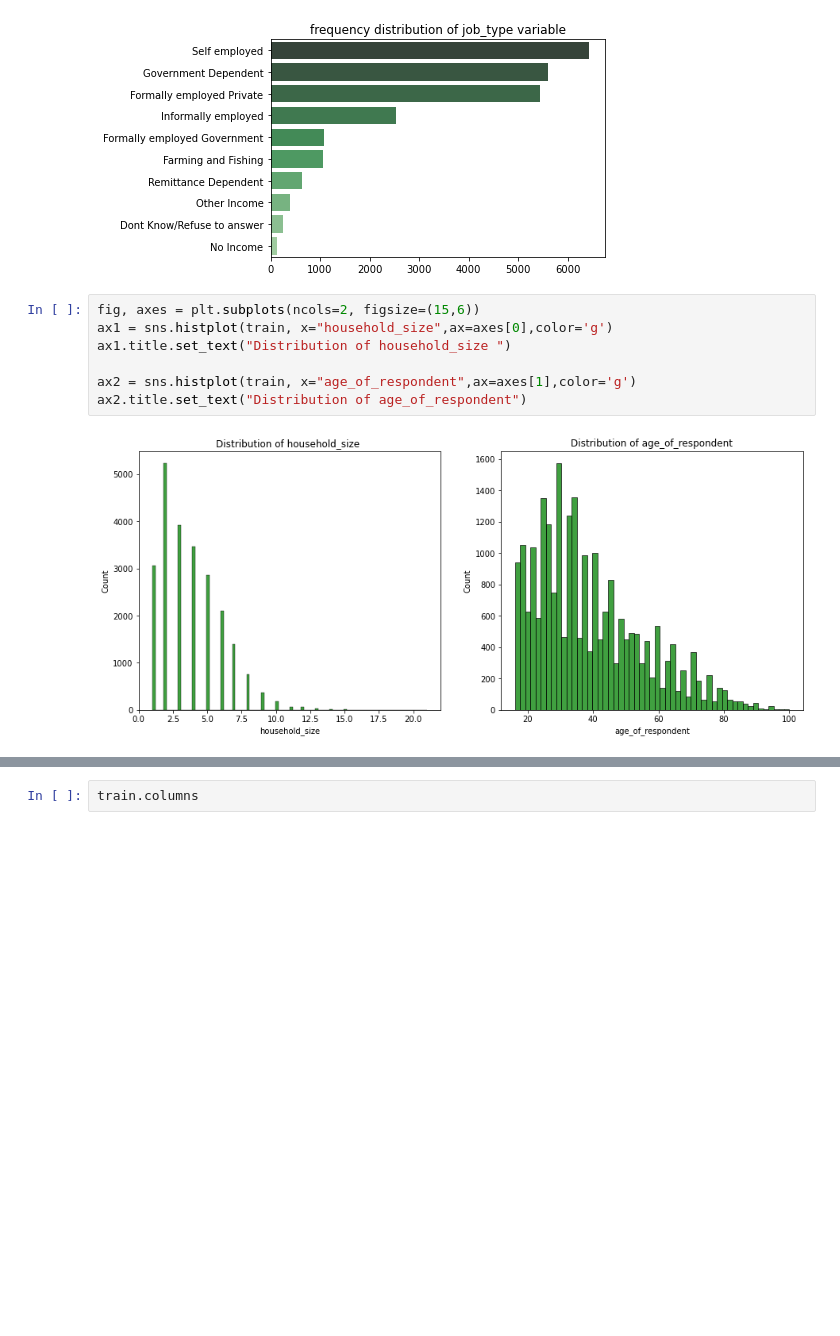
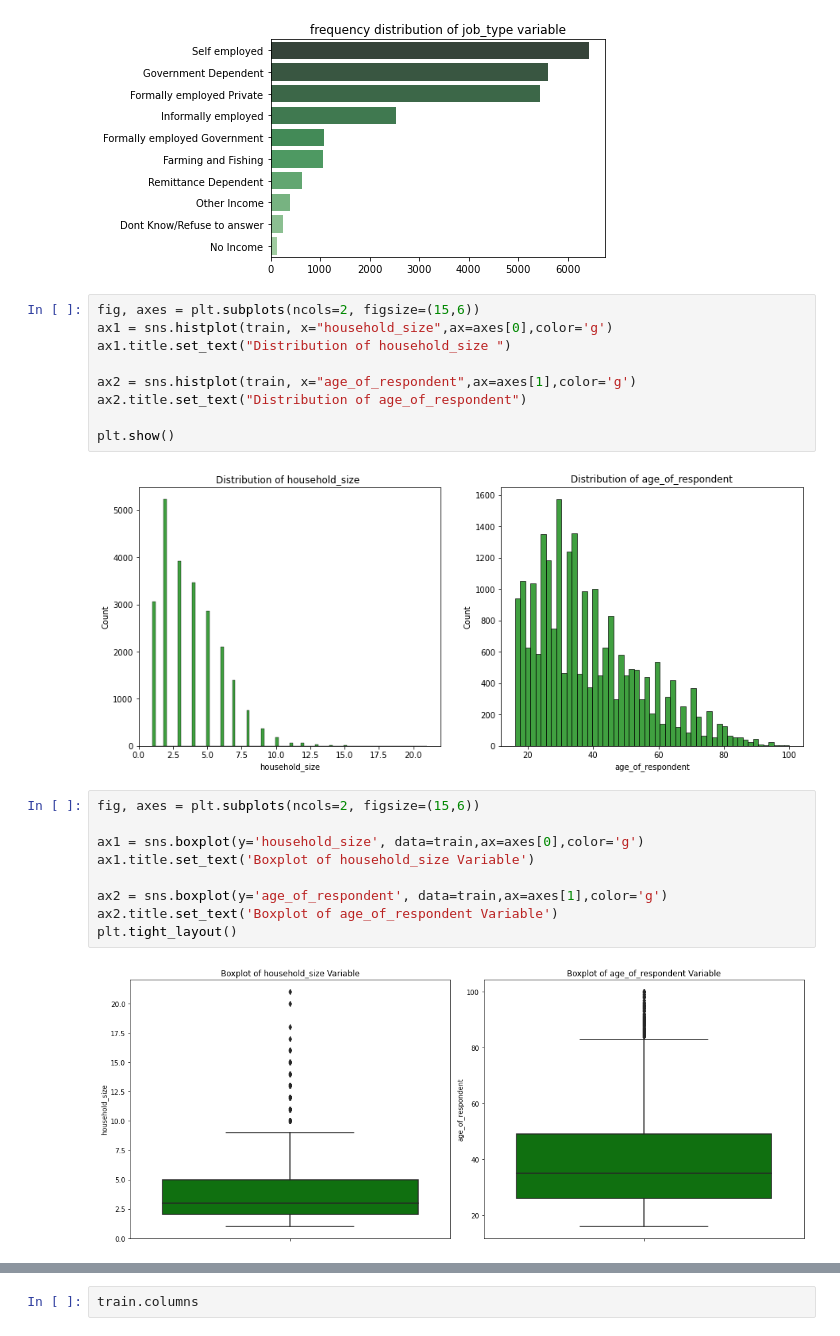
Before and after one commit to aifenaike/Financial_Inclusion_Prediction_API, a Jupyter notebook: exploratory_data_analysis.ipynb, the cells around one changed output, grey strips where cells are left out. Saved outputs shown, nothing was run; the diff lists cells and outputs as text; blank space fills up the shorter version.

```diff
--- a/exploratory_data_analysis.ipynb
+++ b/exploratory_data_analysis.ipynb
@@ -164,6 +168,19 @@ ax1.title.set_text("Distribution of household_size ")
 
 ax2 = sns.histplot(train, x="age_of_respondent",ax=axes[1],color='g')
 ax2.title.set_text("Distribution of age_of_respondent")
+
+plt.show()
 # %% [output]
 [figure]
+# %%
+fig, axes = plt.subplots(ncols=2, figsize=(15,6))
+
+ax1 = sns.boxplot(y='household_size', data=train,ax=axes[0],color='g')
+ax1.title.set_text('Boxplot of household_size Variable')
+
+ax2 = sns.boxplot(y='age_of_respondent', data=train,ax=axes[1],color='g')
+ax2.title.set_text('Boxplot of age_of_respondent Variable')
+plt.tight_layout()
+# %% [output]
+[figure, added]
 # %% [markdown]
```
Also changed, not shown: parts of 22 cells of this notebook.
